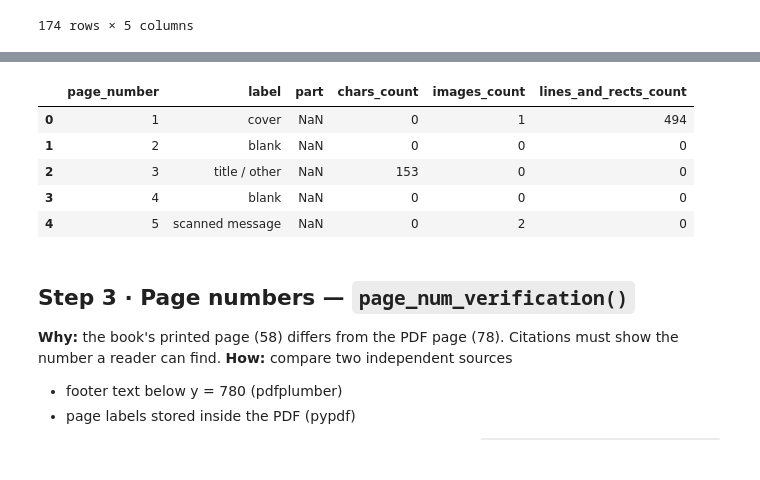
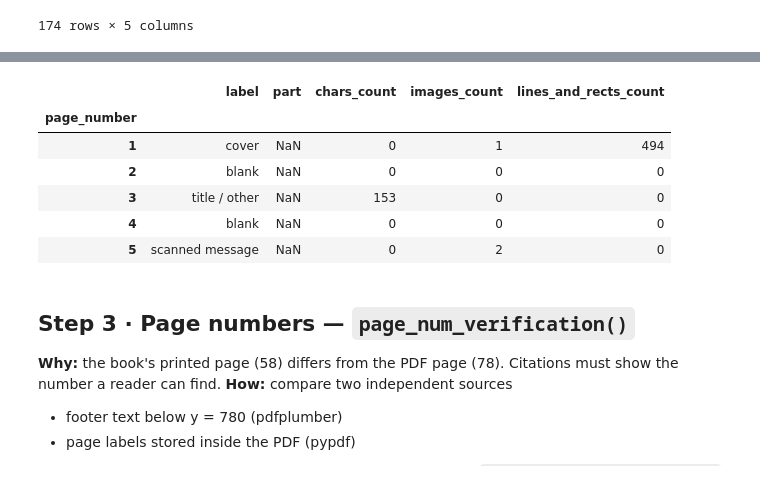
Before and after one commit to amanchaurasia512/swasthyasetu-rag, a Jupyter notebook: notebooks/01_inspect_profile.ipynb, the cells around one changed output, grey strips where cells are left out. Cells and saved outputs as stored; diff of their text form; code cells hidden in the pictures.

```diff
--- a/notebooks/01_inspect_profile.ipynb
+++ b/notebooks/01_inspect_profile.ipynb
@@ -135,5 +135,5 @@ def classify_pdf_pages(pdf_path, form_pages=(), cover_pages=(1,)):
     return pd.DataFrame(rows).set_index("page_number")
 # %%
 FORM_PAGES = {84, 85, 86, 87, 90, 91, 92, 93, 94, 95, 105, 106, 107, 108}   # manual decision
-df_map_pdf = classify_pdf_pages(pdf_path, form_pages=FORM_PAGES)
+df_classification_pdf = classify_pdf_pages(pdf_path, form_pages=FORM_PAGES)
 # %%
@@ -172,14 +172,15 @@ title / other               1
 back cover                  1
 Name: count, dtype: int64
 # %%
-df_map_pdf.head(5)
+df_classification_pdf.head(5)
 # %% [output]
-|  | page_number | label | part | chars_count | images_count | lines_and_rects_count |
-| 0 | 1 | cover | NaN | 0 | 1 | 494 |
-| 1 | 2 | blank | NaN | 0 | 0 | 0 |
-| 2 | 3 | title / other | NaN | 153 | 0 | 0 |
-| 3 | 4 | blank | NaN | 0 | 0 | 0 |
-| 4 | 5 | scanned message | NaN | 0 | 2 | 0 |
+|  | label | part | chars_count | images_count | lines_and_rects_count |
+| page_number |  |  |  |  |  |
+| 1 | cover | NaN | 0 | 1 | 494 |
+| 2 | blank | NaN | 0 | 0 | 0 |
+| 3 | title / other | NaN | 153 | 0 | 0 |
+| 4 | blank | NaN | 0 | 0 | 0 |
+| 5 | scanned message | NaN | 0 | 2 | 0 |
 # %% [markdown]
 ## Step 3 · Page numbers — `page_num_verification()`
 **Why:** the book's printed page (58) differs from the PDF page (78). Citations must show the number a reader can find.
```
Also changed, not shown: parts of 14 cells of this notebook.
